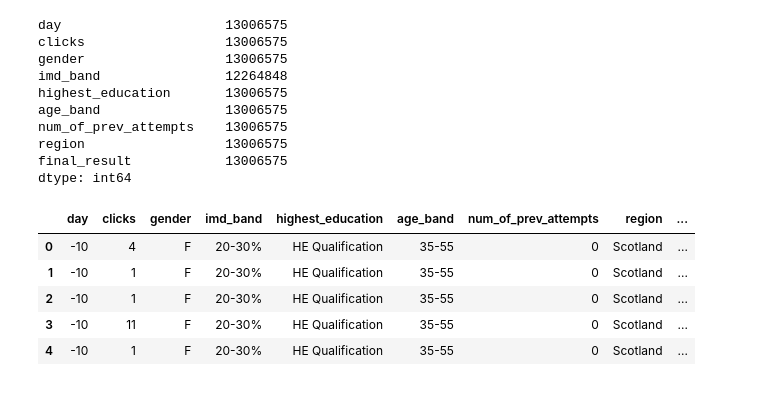
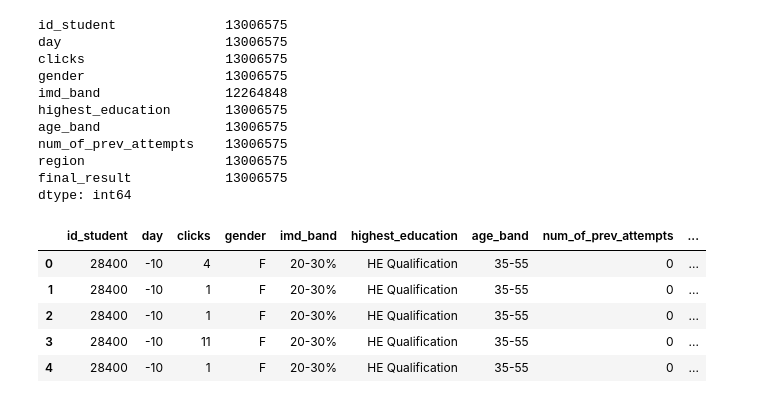
Before and after one commit to horsewell/project4, a Jupyter notebook: student_interaction.ipynb, the cells around one changed output. Cells and saved outputs as stored; diff of their text form; code cells hidden in the pictures.

```diff
--- a/student_interaction.ipynb
+++ b/student_interaction.ipynb
@@ -15,30 +19,31 @@ from sqlalchemy import create_engine, text, inspect, func
 engine = create_engine("sqlite:///open_university.sqlite", echo=False)
 # %%
 dataset = engine.execute(text("""
-SELECT sVle.date, sVle.sum_click, sI.gender, sI.imd_band, sI.highest_education, sI.age_band, sI.num_of_prev_attempts, sI.region, sI.final_result
+SELECT sI.id_student, sVle.date, sVle.sum_click, sI.gender, sI.imd_band, sI.highest_education, sI.age_band, sI.num_of_prev_attempts, sI.region, sI.final_result
 FROM studentVle as sVle
 OUTER LEFT JOIN studentInfo as sI ON sI.id_student = sVle.id_student
 OUTER LEFT JOIN vle ON vle.id_site = sVle.id_site AND vle.code_module = sVle.id_site AND vle.code_presentation = sVle.code_presentation
 --LIMIT 30
 """)).fetchall()
 
-df = pd.DataFrame(dataset, columns=['day', 'clicks', 'gender', 'imd_band', 'highest_education', 'age_band', 'num_of_prev_attempts', 'region', 'final_result'])
+df = pd.DataFrame(dataset, columns=['id_student', 'day', 'clicks', 'gender', 'imd_band', 'highest_education', 'age_band', 'num_of_prev_attempts', 'region', 'final_result'])
 display(df.count())
 display(df.head())
 # %% [output]
+id_student              13006575
 day                     13006575
 clicks                  13006575
 gender                  13006575
 imd_band                12264848
 highest_education       13006575
 age_band                13006575
 num_of_prev_attempts    13006575
 region                  13006575
 final_result            13006575
 dtype: int64
-|  | day | clicks | gender | imd_band | highest_education | age_band | num_of_prev_attempts | region | ... |
-| 0 | -10 | 4 | F | 20-30% | HE Qualification | 35-55 | 0 | Scotland | ... |
-| 1 | -10 | 1 | F | 20-30% | HE Qualification | 35-55 | 0 | Scotland | ... |
-| 2 | -10 | 1 | F | 20-30% | HE Qualification | 35-55 | 0 | Scotland | ... |
-| 3 | -10 | 11 | F | 20-30% | HE Qualification | 35-55 | 0 | Scotland | ... |
-| 4 | -10 | 1 | F | 20-30% | HE Qualification | 35-55 | 0 | Scotland | ... |
+|  | id_student | day | clicks | gender | imd_band | highest_education | age_band | num_of_prev_attempts | ... |
+| 0 | 28400 | -10 | 4 | F | 20-30% | HE Qualification | 35-55 | 0 | ... |
+| 1 | 28400 | -10 | 1 | F | 20-30% | HE Qualification | 35-55 | 0 | ... |
+| 2 | 28400 | -10 | 1 | F | 20-30% | HE Qualification | 35-55 | 0 | ... |
+| 3 | 28400 | -10 | 11 | F | 20-30% | HE Qualification | 35-55 | 0 | ... |
+| 4 | 28400 | -10 | 1 | F | 20-30% | HE Qualification | 35-55 | 0 | ... |
```
Also changed, not shown: parts of 14 cells of this notebook, 4 other files.
